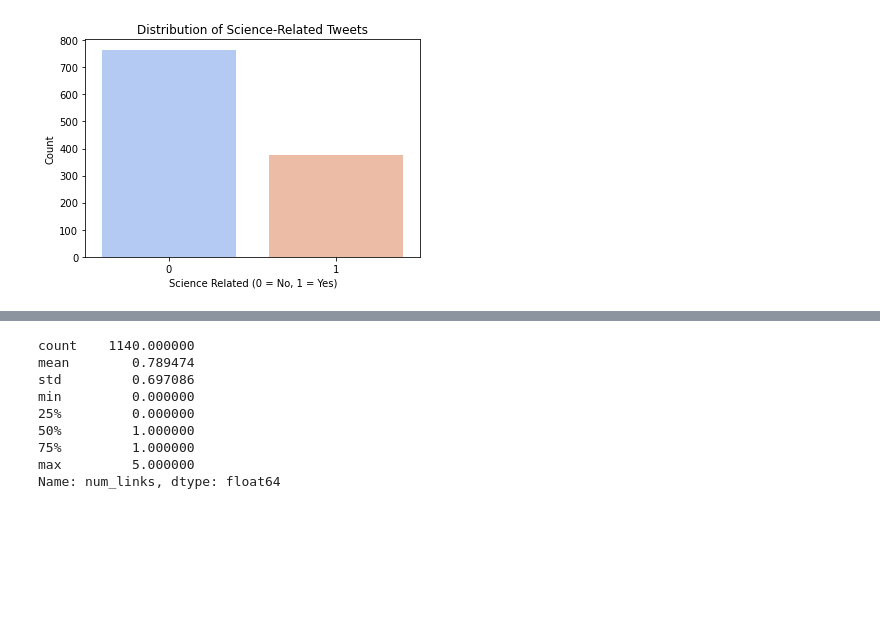
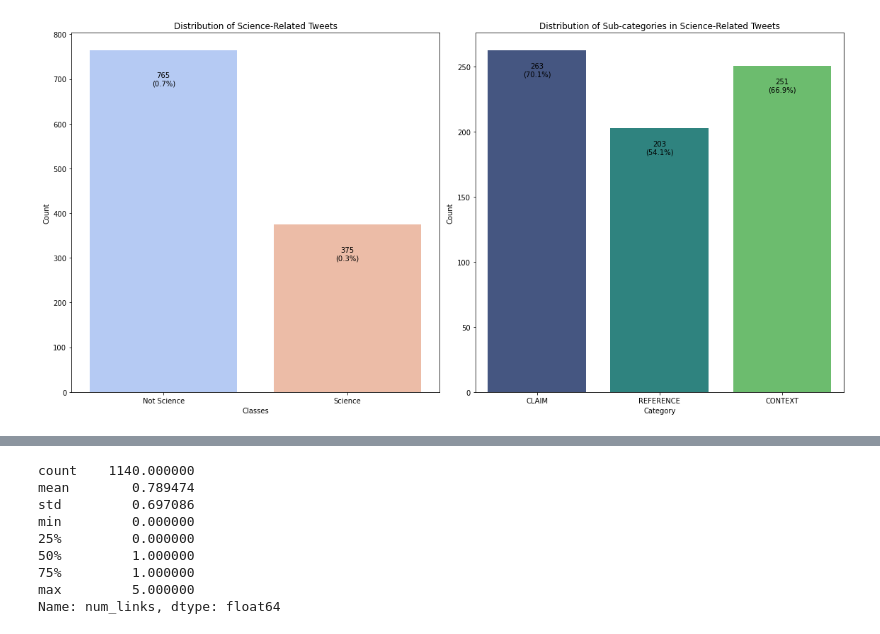
Before and after one commit to AllanDwyre/Scitweets, a Jupyter notebook: src/data_exploration/dataset_exploration.ipynb, the cells around one changed output, grey strips where cells are left out. Drawn from its saved outputs; the diff is of its cells as text; code cells hidden in the pictures; blank space fills up the shorter version.

Commit message:
Better data exploration

```diff
--- a/src/data_exploration/dataset_exploration.ipynb
+++ b/src/data_exploration/dataset_exploration.ipynb
@@ -14,4 +20,13 @@ df_path= "../../scitweets.tsv"
 df = pd.read_csv(df_path, sep='\t', header=0)
 
 df = df.drop(columns=[col for col in df.columns if "Unnamed" in col] + ["tweet_id"])
-df["text"] = df["text"].astype(str)
+df["text"] = df["text"].astype("string")
+
+# Display basic information about the dataset
+print(f"Dataset dimensions: {df.shape[0]} rows, {df.shape[1]} columns")
+print("\nDataset information:\n")
+print(df.info())
+display(df.head(1))
+
+print("\nSummary statistics:")
+display(df.describe())
@@ -18,9 +82,43 @@ df["text"] = df["text"].astype(str)
 # %%
-plt.figure(figsize=(6, 4))
-sns.countplot(x="science_related", data=df, palette="coolwarm")
+plt.figure(figsize=(16, 8))
+
+plt.subplot(1, 2, 1)
+ax = sns.countplot(x="science_related", data=df, palette="coolwarm")
+percentage =  df.describe()["science_related"]["mean"]
+count = df.shape[0]
+ax.text(0, count * (1 - percentage) - 80, f"{int(count * (1 - percentage))}\n({(1 - percentage):.1f}%)", ha='center')
+ax.text(1, count * percentage - 80, f"{int(count * percentage)}\n({percentage:.1f}%)", ha='center')
+
+ax.set_xticks([0, 1])
+ax.set_xticklabels(["Not Science", "Science"])
+
 plt.title("Distribution of Science-Related Tweets")
-plt.xlabel("Science Related (0 = No, 1 = Yes)")
+plt.xlabel("Classes")
 plt.ylabel("Count")
+
+
+sci_tweets = df[df['science_related'] == 1].copy()
+subclass_counts = {
+    'CLAIM': sci_tweets['scientific_claim'].sum(),
+    'REFERENCE': sci_tweets['scientific_reference'].sum(),
+    'CONTEXT': sci_tweets['scientific_context'].sum()
+}
+
+categories = list(subclass_counts.keys())
+counts = list(subclass_counts.values())
+percentages = [(count / len(sci_tweets)) * 100 for count in counts]
+
+plt.subplot(1, 2, 2)
+ax = sns.barplot(x=categories, y=counts, palette='viridis')
+
+for i, (count, percentage) in enumerate(zip(counts, percentages)):
+    ax.text(i, count - 20, f"{int(count)}\n({percentage:.1f}%)", ha='center')
+
+plt.title('Distribution of Sub-categories in Science-Related Tweets')
+plt.xlabel('Category')
+plt.ylabel('Count')
+
+plt.tight_layout()
 plt.show()
 # %% [output]
-[figure, old version]
+[figure, new version]
```
Also changed, not shown: parts of 15 cells of this notebook, 2 other files.
